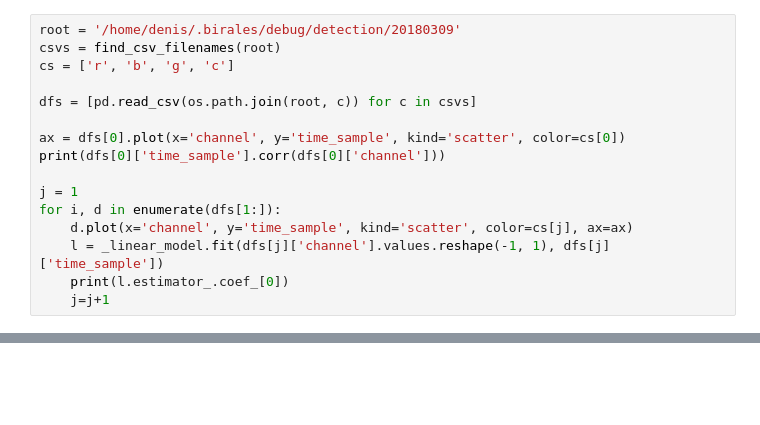
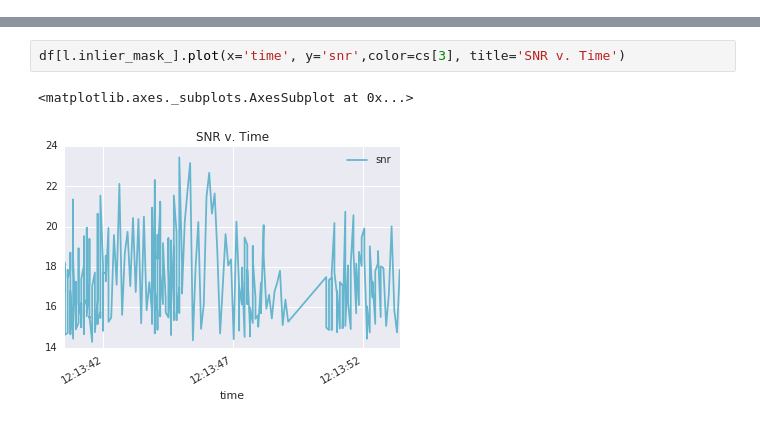
Before and after one commit to BIRALES/birales, a Jupyter notebook: pybirales/services/scripts/analysis/candidates_analysis.ipynb, the cells around one changed output, grey strips where cells are left out. Drawn from its saved outputs; the diff is of its cells as text; blank space fills up the shorter version.

```diff
--- a/pybirales/services/scripts/analysis/candidates_analysis.ipynb
+++ b/pybirales/services/scripts/analysis/candidates_analysis.ipynb
@@ -16,16 +16,0 @@ def find_csv_filenames( path_to_dir, suffix=".csv" ):
-# %%
-root = '/home/denis/.birales/debug/detection/20180309'
-csvs = find_csv_filenames(root)
-cs = ['r', 'b', 'g', 'c']
-
-dfs = [pd.read_csv(os.path.join(root, c)) for c in csvs]
-
-ax = dfs[0].plot(x='channel', y='time_sample', kind='scatter', color=cs[0])
-print(dfs[0]['time_sample'].corr(dfs[0]['channel']))
-
-j = 1
-for i, d in enumerate(dfs[1:]):
-    d.plot(x='channel', y='time_sample', kind='scatter', color=cs[j], ax=ax)
-    l = _linear_model.fit(dfs[j]['channel'].values.reshape(-1, 1), dfs[j]['time_sample'])
-    print(l.estimator_.coef_[0])
-    j=j+1
@@ -49,0 +32,5 @@ df[l.inlier_mask_].plot(x='channel', y='snr', kind='scatter', color=cs[3], ax=ax
+# %%
+df[l.inlier_mask_].plot(x='time', y='snr',color=cs[3], title='SNR v. Time')
+# %% [output]
+<matplotlib.axes._subplots.AxesSubplot at 0x...>
+[figure, added]
```
Also changed, not shown: parts of 6 cells of this notebook.
